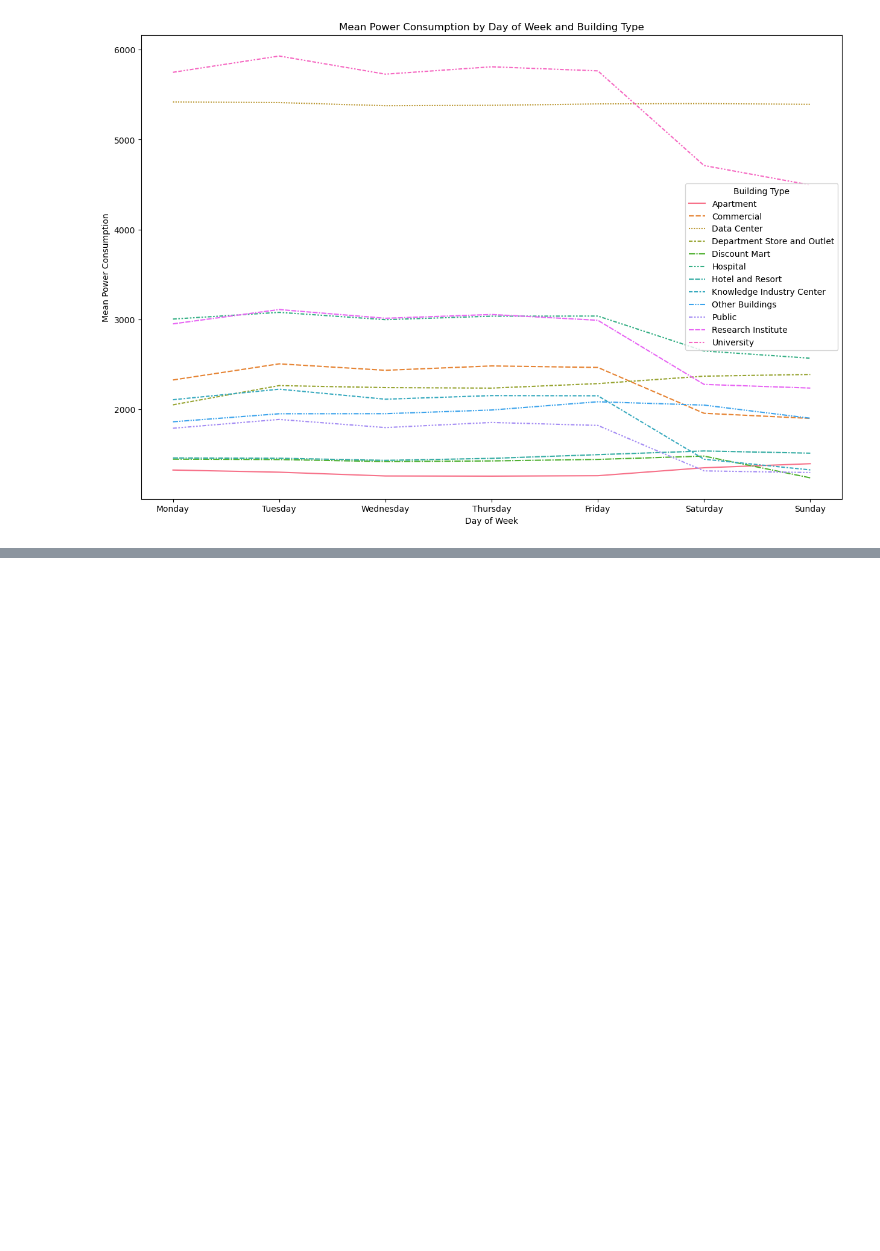
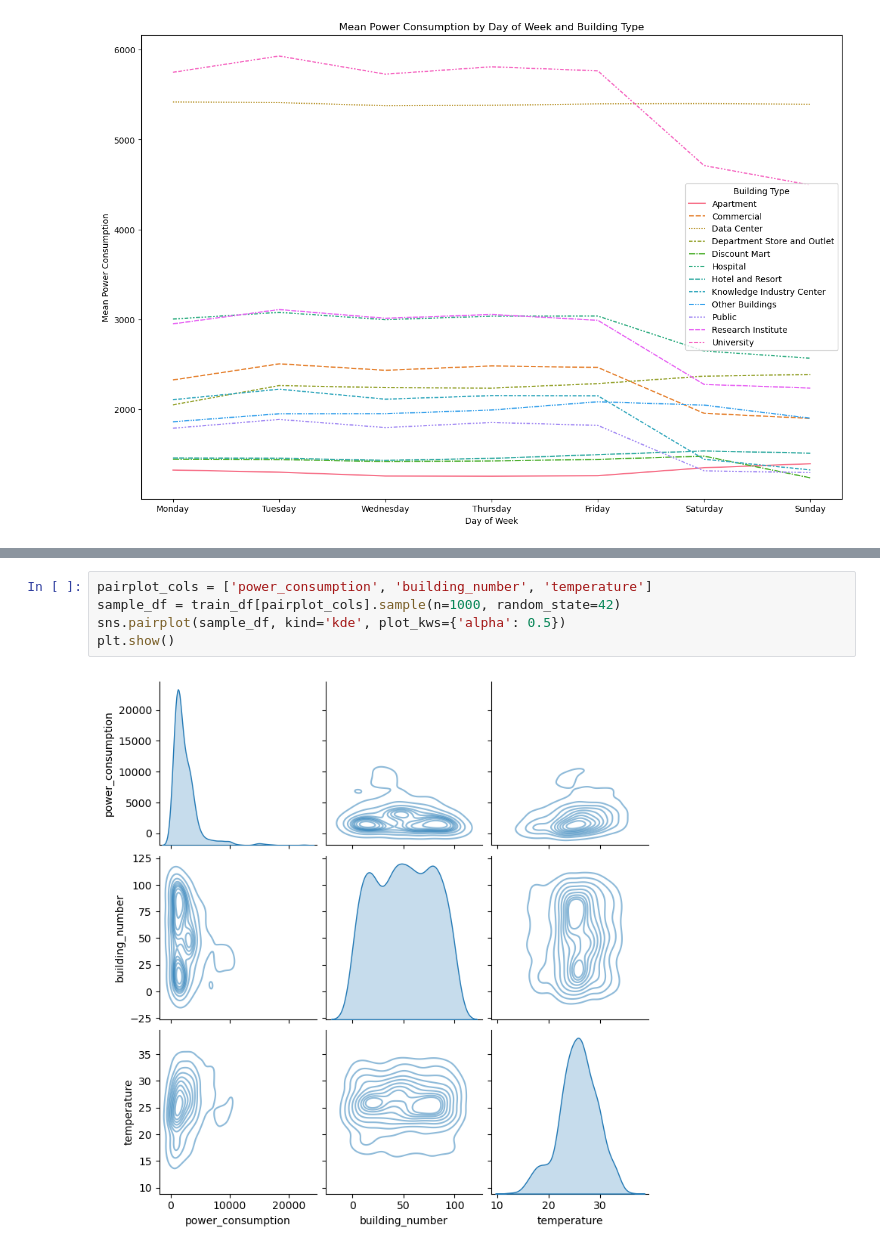
Before and after one commit to hypoxisaurea/electricity-usage-analysis, a Jupyter notebook: EDA.ipynb, the cells around one changed output, grey strips where cells are left out. Saved outputs shown, nothing was run; the diff lists cells and outputs as text; blank space fills up the shorter version.

```diff
--- a/EDA.ipynb
+++ b/EDA.ipynb
@@ -291,0 +306,7 @@ plt.show()
+# %%
+pairplot_cols = ['power_consumption', 'building_number', 'temperature']
+sample_df = train_df[pairplot_cols].sample(n=1000, random_state=42)
+sns.pairplot(sample_df, kind='kde', plot_kws={'alpha': 0.5})
+plt.show()
+# %% [output]
+[figure, added]
```
Also changed, not shown: parts of 76 cells of this notebook.
